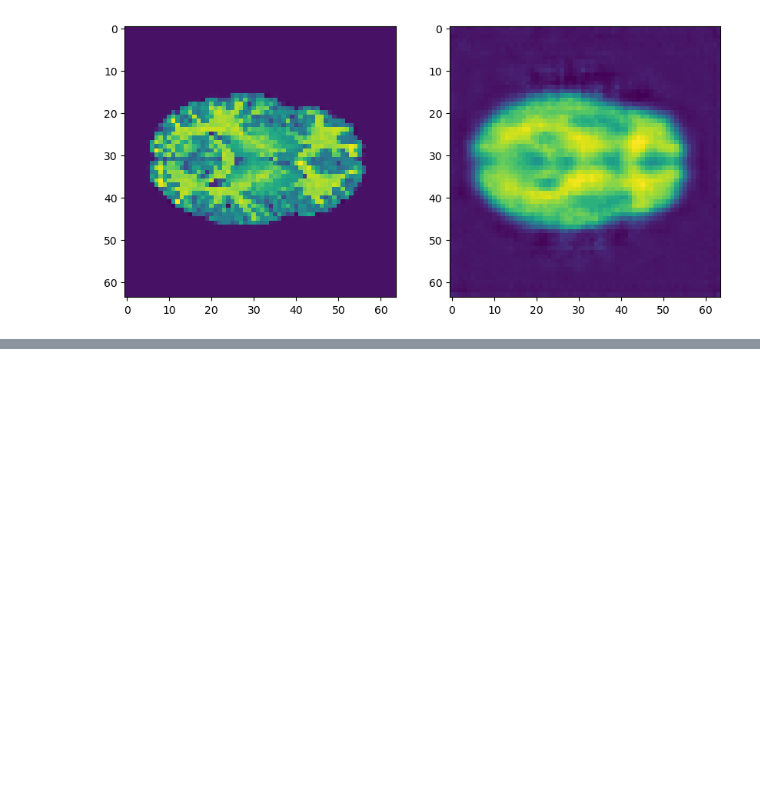
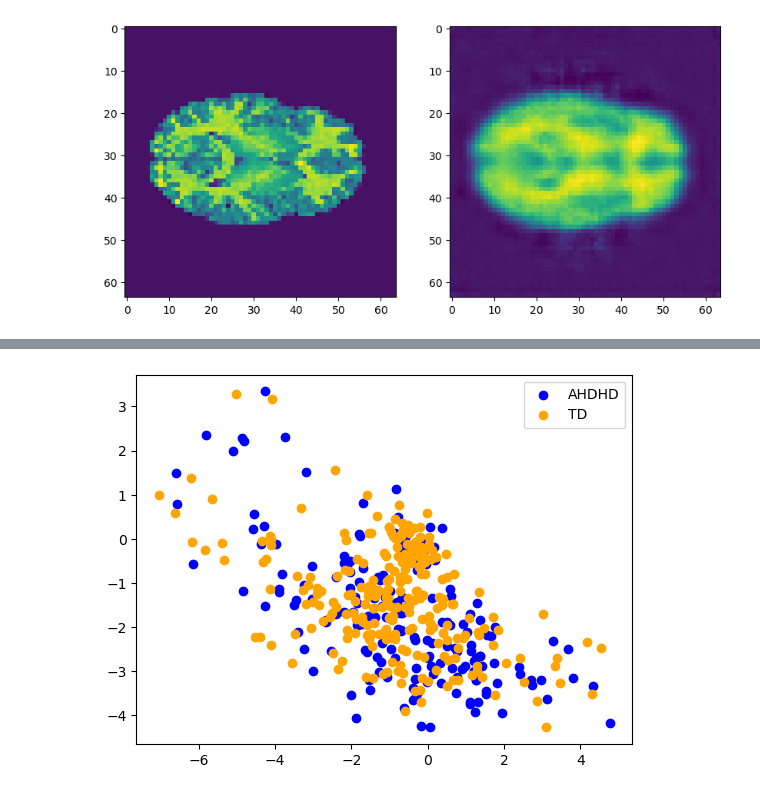
Before and after one commit to Aglinskas/BC-MRI-ADHD, a Jupyter notebook: Code/MSE_and_RSA_analysis.ipynb, the cells around one changed output, grey strips where cells are left out. Cells and saved outputs as stored; diff of their text form; code cells hidden in the pictures; blank space fills up the shorter version.

```diff
--- a/Code/MSE_and_RSA_analysis.ipynb
+++ b/Code/MSE_and_RSA_analysis.ipynb
@@ -175,0 +289,10 @@ plt.imshow(recon_patients[s,:,:,32])
+# %%
+plt.scatter(sl_features_adhd[:,0],sl_features_adhd[:,1], label='AHDHD', color = 'blue')
+plt.scatter(sl_features_td[:,0],sl_features_td[:,1], label='TD', color = 'orange')
+#plt.title('Background Features and Salient Features of ADHD')
+plt.legend()
+plt.show()
+#what are these axes I cannot label them for the life of me but at least it looks cool
+#I dont know what to title it but ... at least it looks cool
+# %% [output]
+[figure, added]
```
Also changed, not shown: parts of 37 cells of this notebook, 18 other files.
